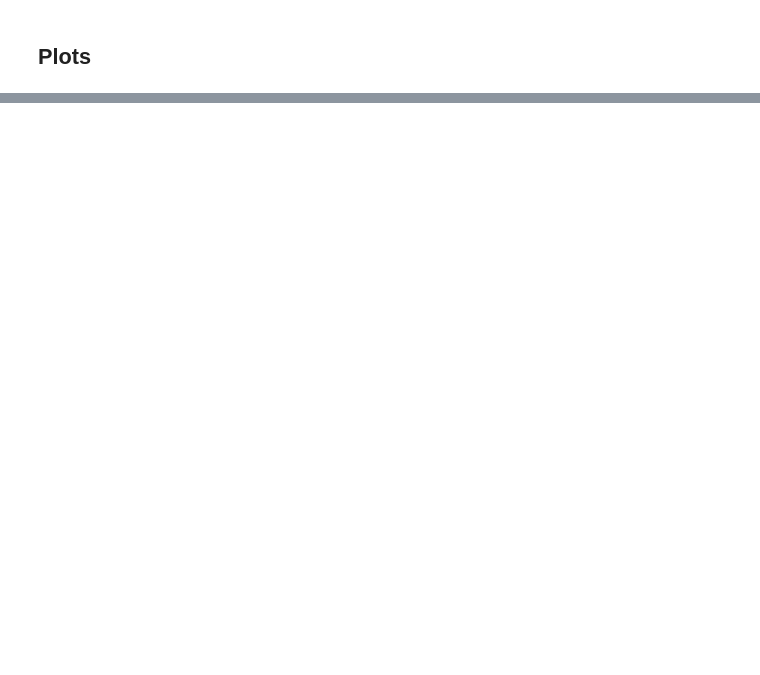
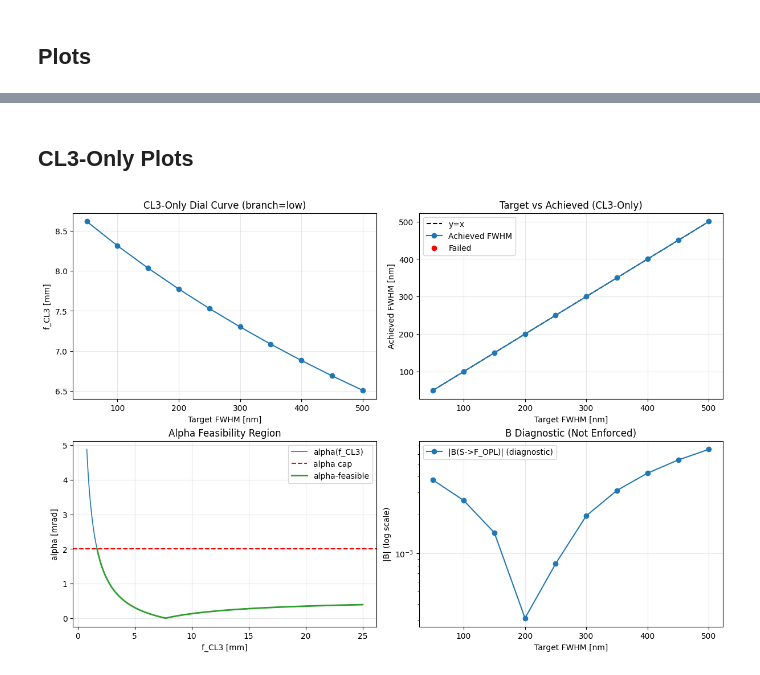
Before and after one commit to TemGym/TemGymCore, a Jupyter notebook: examples/ray_transfer/condenser_model_tem.ipynb, the cells around one changed output, grey strips where cells are left out. Saved outputs shown, nothing was run; the diff lists cells and outputs as text; code cells hidden in the pictures; blank space fills up the shorter version.

```diff
--- a/examples/ray_transfer/condenser_model_tem.ipynb
+++ b/examples/ray_transfer/condenser_model_tem.ipynb
@@ -53,7 +46,7 @@ cfg = {
 
     # Fixed objective pre-field optics
     'f_OPL': 5.0e-3,
-    'd_OPL_Sp': 1.0e-3,
+    'd_OPL_Sp': 2.0e-3,
 
     # Geometry (cm-scale drifts)
     'd_S_C1': 1.2e-2,
@@ -63,7 +56,7 @@ cfg = {
     'd_Cmini_OPL': 1.8e-2,
 
     # Fixed Cmini candidate set in mm (auto-selected by feasibility scoring)
-    'f_Cmini_candidates_mm': [6.0, 8.0, 10.0, 12.0, 15.0, 20.0, 25.0, 30.0],
+    'f_Cmini_candidates_mm': [20.0],
 
     # Target specimen FWHM diameters in nm
     'target_fwhm_nm': np.linspace(50.0, 500.0, 10),
@@ -80,13 +73,13 @@ cfg = {
     'n_multistart_base': 12,
     'n_multistart_retry': 36,
     'multistart_seed': 23,
-    'lm_rtol': 1e-11,
-    'lm_atol': 1e-11,
-    'lm_max_steps': 220,
+    'lm_rtol': 1e-9,
+    'lm_atol': 1e-9,
+    'lm_max_steps': 500,
 
     # Acceptance tolerances
     'tol_B': 1e-8,
-    'tol_fwhm_m': 2e-9,
+    'tol_fwhm_m': 5e-9,
     'alpha_cap': 1e-3,
 }
 
@@ -672,0 +1108,52 @@ plt.show()
+# %% [markdown]
+## CL3-Only Plots
+# %%
+t_nm = np.array([r['target_fwhm'] * 1e9 for r in cl3_only_results], dtype=float)
+a_nm = np.array([r['fwhm'] * 1e9 for r in cl3_only_results], dtype=float)
+f3_mm = np.array([r['f_CL3'] * 1e3 for r in cl3_only_results], dtype=float)
+a_mrad = np.array([r['alpha'] * 1e3 for r in cl3_only_results], dtype=float)
+berr = np.array([abs(r['B_SFOPL']) for r in cl3_only_results], dtype=float)
+ok = np.array([bool(r['success']) for r in cl3_only_results], dtype=bool)
+
+f3_grid_mm = cl3_scan['f_CL3_grid'] * 1e3
+fwhm_grid_nm = cl3_scan['fwhm'] * 1e9
+alpha_grid_mrad = cl3_scan['alpha'] * 1e3
+mask = cl3_scan['mask_alpha_feasible']
+
+fig, axs = plt.subplots(2, 2, figsize=(12, 8), constrained_layout=True)
+
+axs[0, 0].plot(t_nm, f3_mm, 'o-', label='Solved f_CL3')
+axs[0, 0].set_xlabel('Target FWHM [nm]')
+axs[0, 0].set_ylabel('f_CL3 [mm]')
+axs[0, 0].set_title(f"CL3-Only Dial Curve (branch={cfg_cl3_only['branch_mode']})")
+axs[0, 0].grid(True, alpha=0.3)
+
+axs[0, 1].plot(t_nm, t_nm, 'k--', label='y=x')
+axs[0, 1].plot(t_nm, a_nm, 'o-', label='Achieved FWHM')
+axs[0, 1].scatter(t_nm[~ok], a_nm[~ok], color='r', label='Failed')
+axs[0, 1].set_xlabel('Target FWHM [nm]')
+axs[0, 1].set_ylabel('Achieved FWHM [nm]')
+axs[0, 1].set_title('Target vs Achieved (CL3-Only)')
+axs[0, 1].grid(True, alpha=0.3)
+axs[0, 1].legend()
+
+axs[1, 0].plot(f3_grid_mm, alpha_grid_mrad, '-', lw=1.2, label='alpha(f_CL3)')
+axs[1, 0].axhline(cfg_cl3_only['alpha_cap_mrad'], color='r', ls='--', label='alpha cap')
+if np.any(mask):
+    axs[1, 0].plot(f3_grid_mm[mask], alpha_grid_mrad[mask], color='tab:green', lw=2.0, label='alpha-feasible')
+axs[1, 0].set_xlabel('f_CL3 [mm]')
+axs[1, 0].set_ylabel('alpha [mrad]')
+axs[1, 0].set_title('Alpha Feasibility Region')
+axs[1, 0].grid(True, alpha=0.3)
+axs[1, 0].legend()
+
+axs[1, 1].semilogy(t_nm, np.maximum(berr, 1e-20), 'o-', label='|B(S->F_OPL)| (diagnostic)')
+axs[1, 1].set_xlabel('Target FWHM [nm]')
+axs[1, 1].set_ylabel('|B| (log scale)')
+axs[1, 1].set_title('B Diagnostic (Not Enforced)')
+axs[1, 1].grid(True, alpha=0.3)
+axs[1, 1].legend()
+
+plt.show()
+# %% [output]
+[figure, added]
```
Also changed, not shown: parts of 21 cells of this notebook, 4 other files.
